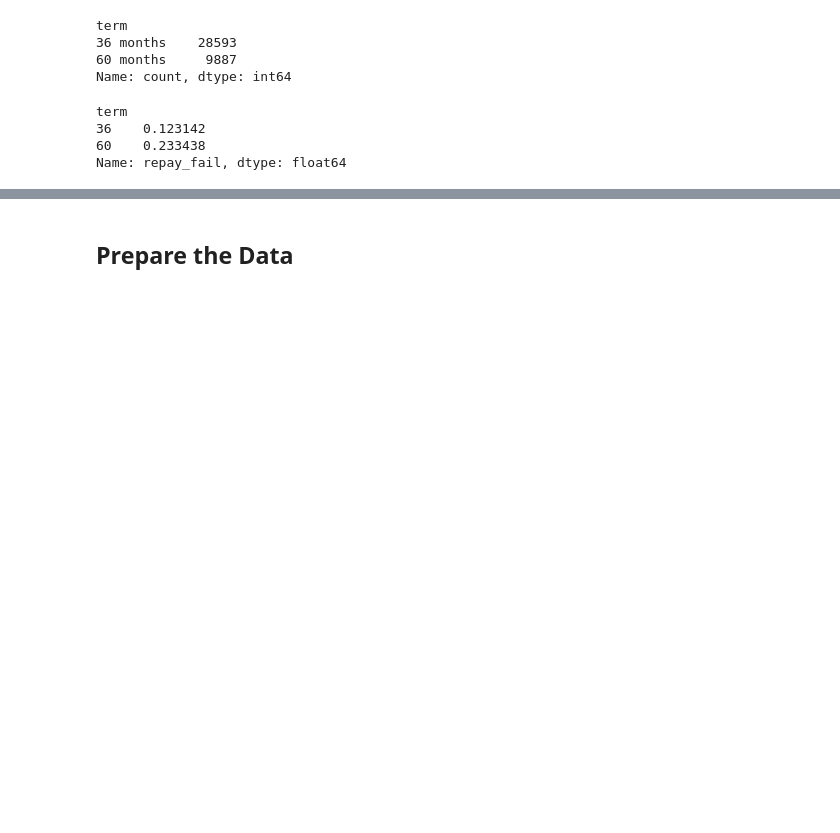
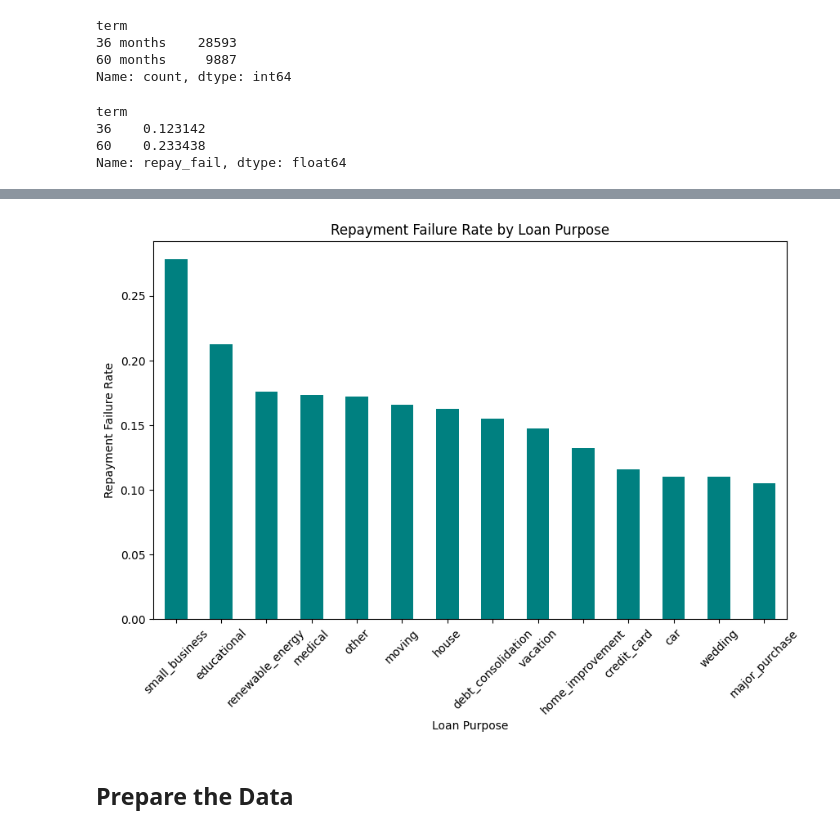
Before and after one commit to jyounes23/LoanDefaultPredictor, a Jupyter notebook: finalProject copy.ipynb, the cells around one changed output, grey strips where cells are left out. Saved outputs shown, nothing was run; the diff lists cells and outputs as text; code cells hidden in the pictures; blank space fills up the shorter version.

Commit message:
check correlations of purpose and repay fail

```diff
--- a/finalProject copy.ipynb
+++ b/finalProject copy.ipynb
@@ -897,3 +897,15 @@ term
 36    0.123142
 60    0.233438
 Name: repay_fail, dtype: float64
+# %%
+import pandas as pd
+
+# Ensure 'repay_fail' is of a numeric type if it isn't already
+Loan_Data['repay_fail'] = Loan_Data['repay_fail'].astype(int)
+# %%
+# Group by 'purpose' and calculate the mean of 'repay_fail'
+purpose_repay_fail = Loan_Data.groupby('purpose')['repay_fail'].mean()
+
+# Sort the results to see which loan purposes have the highest failure rates
+sorted_purpose_repay_fail = purpose_repay_fail.sort_values(ascending=False)
+print(sorted_purpose_repay_fail)
@@ -900,3 +929,15 @@ Name: repay_fail, dtype: float64
+# %%
+import matplotlib.pyplot as plt
+
+# Create a bar plot for 'repay_fail' rates by 'purpose'
+sorted_purpose_repay_fail.plot(kind='bar', color='teal', figsize=(10, 6))
+plt.title('Repayment Failure Rate by Loan Purpose')
+plt.xlabel('Loan Purpose')
+plt.ylabel('Repayment Failure Rate')
+plt.xticks(rotation=45)
+plt.show()
+# %% [output]
+[figure, added]
 # %% [markdown]
 ## Prepare the Data
 # %% [markdown]
```
Also changed, not shown: parts of 1 cell of this notebook.
